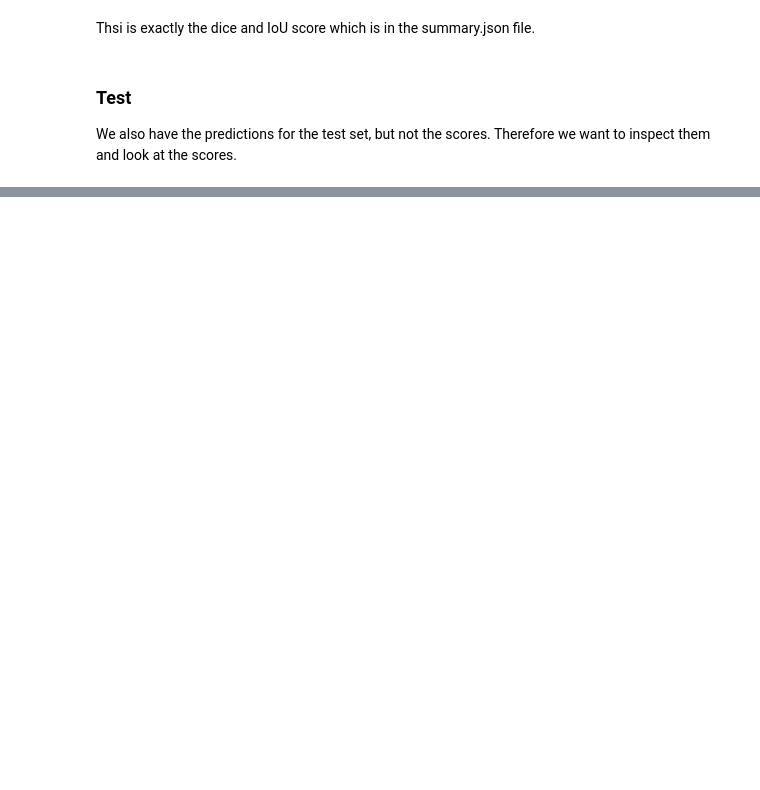
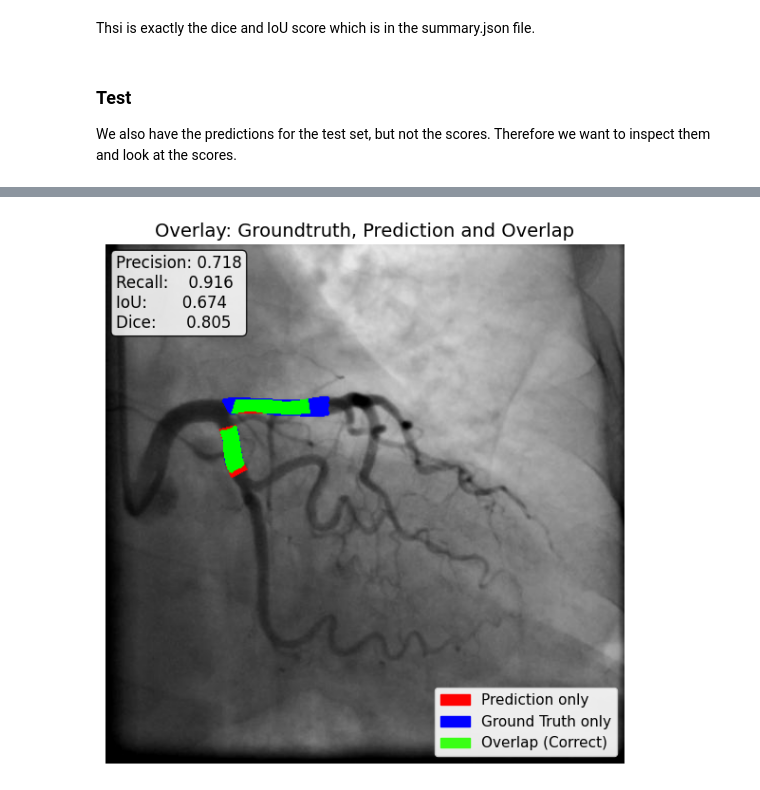
Before and after one commit to jannik1212/StenUNet, a Jupyter notebook: own_notebooks/arcade/inspect_masks.ipynb, the cells around one changed output, grey strips where cells are left out. Drawn from its saved outputs; the diff is of its cells as text; code cells hidden in the pictures; blank space fills up the shorter version.

Commit message:
Prediction comparisons scripts and transfer learning approach

```diff
--- a/own_notebooks/arcade/inspect_masks.ipynb
+++ b/own_notebooks/arcade/inspect_masks.ipynb
@@ -293,15 +275,15 @@ Thsi is exactly the dice and IoU score which is in the summary.json file.
 ### Test
 We also have the predictions for the test set, but not the scores. Therefore we want to inspect them and look at the scores.
 # %%
-path_test = "../dataset_test_pretrained_own_test"
+path_test = "../../dataset_test_pretrained_own_test"
 path_raw_data = "raw"
 path_labels = "labels"
 path_preprocessed_data = "preprocessed"
 path_raw_prediction = "raw_prediction"
 path_post_prediction = "post_prediction"
 
-path_mask = "sten_0009.png"
-path_mask_1 = "sten_0009_0000.png"
+path_mask = "sten_0054.png"
+path_mask_1 = "sten_0054_0000.png"
 
 full_raw_path = os.path.join(path_test, path_raw_data, path_mask_1)
 full_preprocessed_path = os.path.join(path_test, path_preprocessed_data, path_mask_1)
@@ -364,0 +293,71 @@ plt.show()
+# %%
+from sklearn.metrics import precision_score, recall_score
+from collections import Counter
+from matplotlib.patches import Patch
+
+# Load images
+image = cv2.imread("/Users/bundeli/Documents/HSLU/FS25/BAA/StenUNet/pred_comparison/sten_0010_0000.png")
+gt_mask = cv2.imread("/Users/bundeli/Documents/HSLU/FS25/BAA/StenUNet/pred_comparison/sten_0010-3.png")
+preprocessed_image = cv2.imread(full_preprocessed_path)
+pred_mask = cv2.imread("/Users/bundeli/Documents/HSLU/FS25/BAA/StenUNet/pred_comparison/sten_0010_unet.png")
+post_prediction_mask = cv2.imread(full_post_prediction_path)
+
+# --- Assume: image, gt_mask, pred_mask already loaded ---
+gt_bin = (gt_mask > 0).astype(np.uint8)
+pred_bin = (pred_mask > 0).astype(np.uint8)
+
+# Metrics
+intersection = np.logical_and(gt_bin, pred_bin).sum()
+union = np.logical_or(gt_bin, pred_bin).sum()
+iou = intersection / union if union != 0 else 0.0
+dice = (2 * intersection) / (gt_bin.sum() + pred_bin.sum()) if (gt_bin.sum() + pred_bin.sum()) != 0 else 0.0
+precision = precision_score(gt_bin.flatten(), pred_bin.flatten(), zero_division=0)
+recall = recall_score(gt_bin.flatten(), pred_bin.flatten(), zero_division=0)
+
+# Convert grayscale to BGR
+if len(image.shape) == 2 or image.shape[2] == 1:
+    image = cv2.cvtColor(image, cv2.COLOR_GRAY2BGR)
+overlay = image.copy()
+
+# Get coordinates
+overlap_coords = np.where((gt_bin == 1) & (pred_bin == 1))
+gt_only_coords = np.where((gt_bin == 1) & (pred_bin == 0))
+pred_only_coords = np.where((gt_bin == 0) & (pred_bin == 1))
+
+# Apply colors
+overlay[gt_only_coords[0], gt_only_coords[1]] = [0, 0, 255]     # Blue = GT only
+overlay[pred_only_coords[0], pred_only_coords[1]] = [255, 0, 0] # Red = Pred only
+overlay[overlap_coords[0], overlap_coords[1]] = [0, 255, 0]     # Green = Overlap
+
+# Convert for plotting
+overlay_rgb = cv2.cvtColor(overlay, cv2.COLOR_BGR2RGB)
+
+# --- Plot ---
+fig, ax = plt.subplots(figsize=(8, 6))
+ax.imshow(overlay_rgb)
+ax.set_title("Overlay: Groundtruth, Prediction and Overlap", fontsize=14)
+ax.axis("off")
+
+# Metrics box
+metrics_text = (
+    f"Precision: {precision:.3f}\n"
+    f"Recall:    {recall:.3f}\n"
+    f"IoU:       {iou:.3f}\n"
+    f"Dice:      {dice:.3f}"
+)
+props = dict(boxstyle='round', facecolor='white', alpha=0.85)
+ax.text(0.02, 0.98, metrics_text, transform=ax.transAxes,
+        fontsize=12, verticalalignment='top', bbox=props)
+
+# Legend with correct color mapping
+legend_patches = [
+    Patch(color='red', label='Prediction only'),
+    Patch(color='blue', label='Ground Truth only'),
+    Patch(color='#39FF14', label='Overlap (Correct)')
+]
+ax.legend(handles=legend_patches, loc='lower right', fontsize=11, framealpha=0.9)
+
+plt.tight_layout()
+plt.show()
+# %% [output]
+[figure, added]
```
Also changed, not shown: parts of 9 cells of this notebook, 19 other files.
